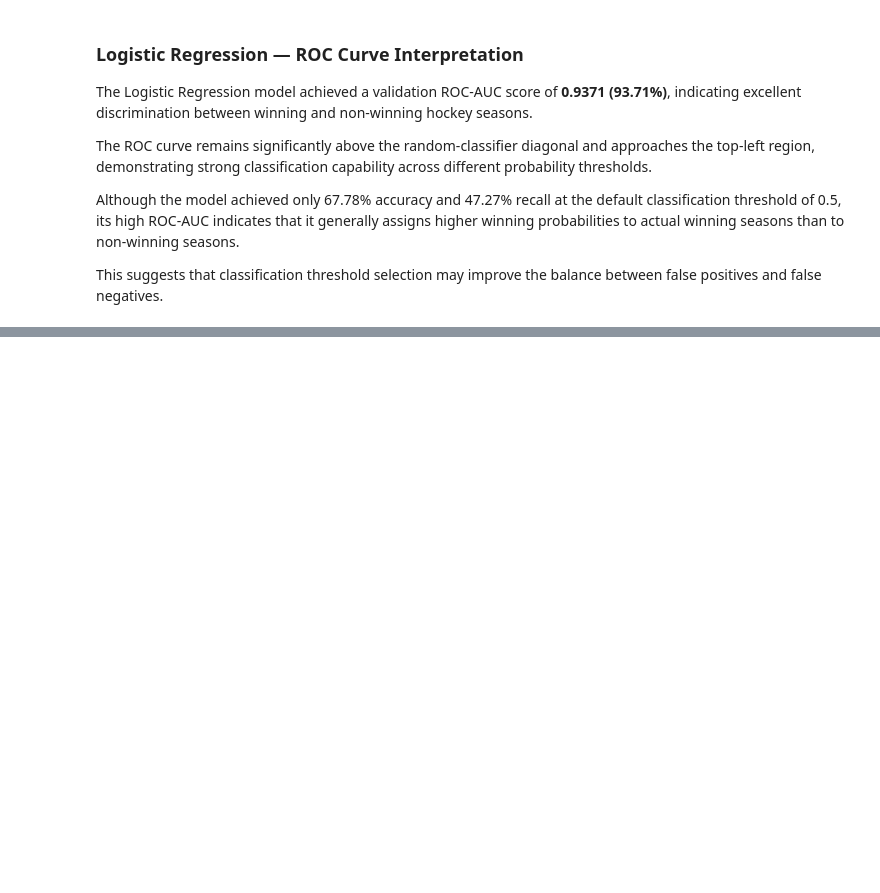
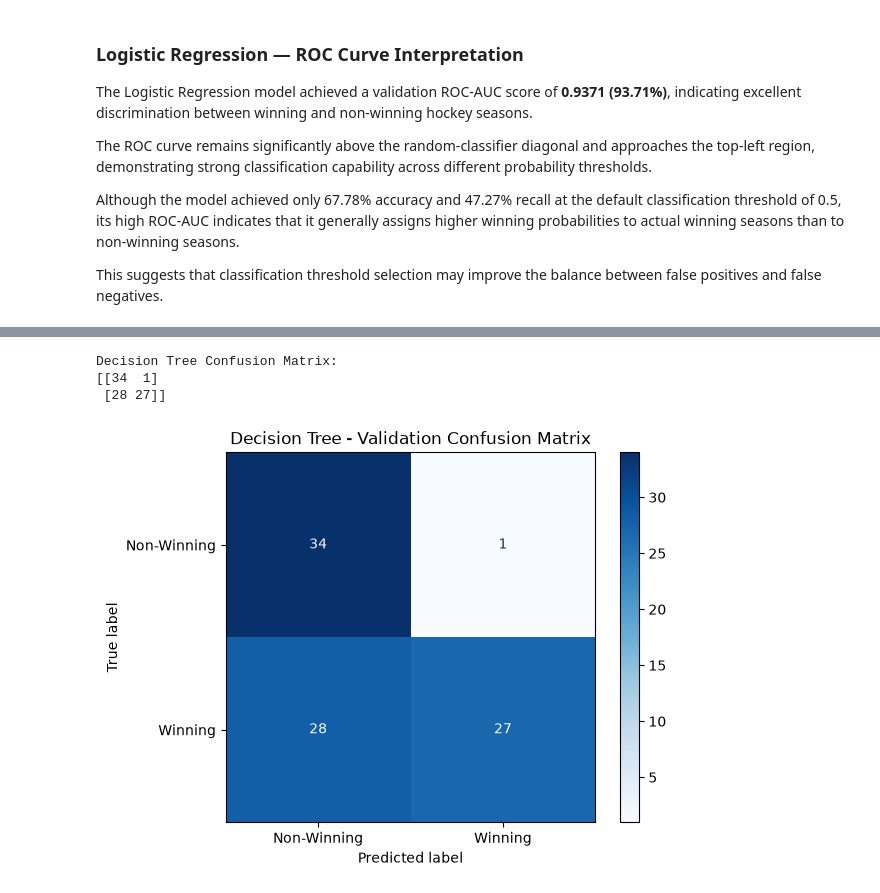
Before and after one commit to Maazakhann/Hockey-Team-Performance-Analysis, a Jupyter notebook: notebooks/03_classification.ipynb, the cells around one changed output, grey strips where cells are left out. Drawn from its saved outputs; the diff is of its cells as text; code cells hidden in the pictures; blank space fills up the shorter version.

Commit message:
feat: implement and evaluate decision tree classifier

```diff
--- a/notebooks/03_classification.ipynb
+++ b/notebooks/03_classification.ipynb
@@ -790,0 +793,17 @@ This suggests that classification threshold selection may improve the balance be
+# %%
+from sklearn.tree import DecisionTreeClassifier
+from sklearn.pipeline import Pipeline
+from sklearn.base import clone
+
+tree_model = Pipeline([ # Decision Tree pipeline
+
+    ("preprocessor", clone(preprocessor)),
+    ("classifier", DecisionTreeClassifier(
+        max_depth=5,
+        random_state=12
+    ))
+])
+
+tree_model.fit(X_dev, y_dev)
+
+print("Decision Tree trained successfully!")
@@ -790,0 +812,9 @@ This suggests that classification threshold selection may improve the balance be
+# %%
+tree_val_pred = tree_model.predict(X_val)
+tree_val_prob = tree_model.predict_proba(X_val)[:, 1]
+
+print("First 10 actual values:")
+print(y_val.iloc[:10].values)
+
+print("\nFirst 10 predicted values:")
+print(tree_val_pred[:10])
@@ -790,0 +868,22 @@ This suggests that classification threshold selection may improve the balance be
+# %%
+from sklearn.metrics import confusion_matrix, ConfusionMatrixDisplay
+import matplotlib.pyplot as plt
+
+tree_cm = confusion_matrix(y_val, tree_val_pred)
+
+print("Decision Tree Confusion Matrix:")
+print(tree_cm)
+
+disp = ConfusionMatrixDisplay(
+    confusion_matrix=tree_cm,
+    display_labels=["Non-Winning", "Winning"]
+)
+
+disp.plot(cmap="Blues")
+plt.title("Decision Tree - Validation Confusion Matrix")
+plt.show()
+# %% [output]
+Decision Tree Confusion Matrix:
+[[34  1]
+ [28 27]]
+[figure, added]
```
Also changed, not shown: parts of 7 cells of this notebook.
